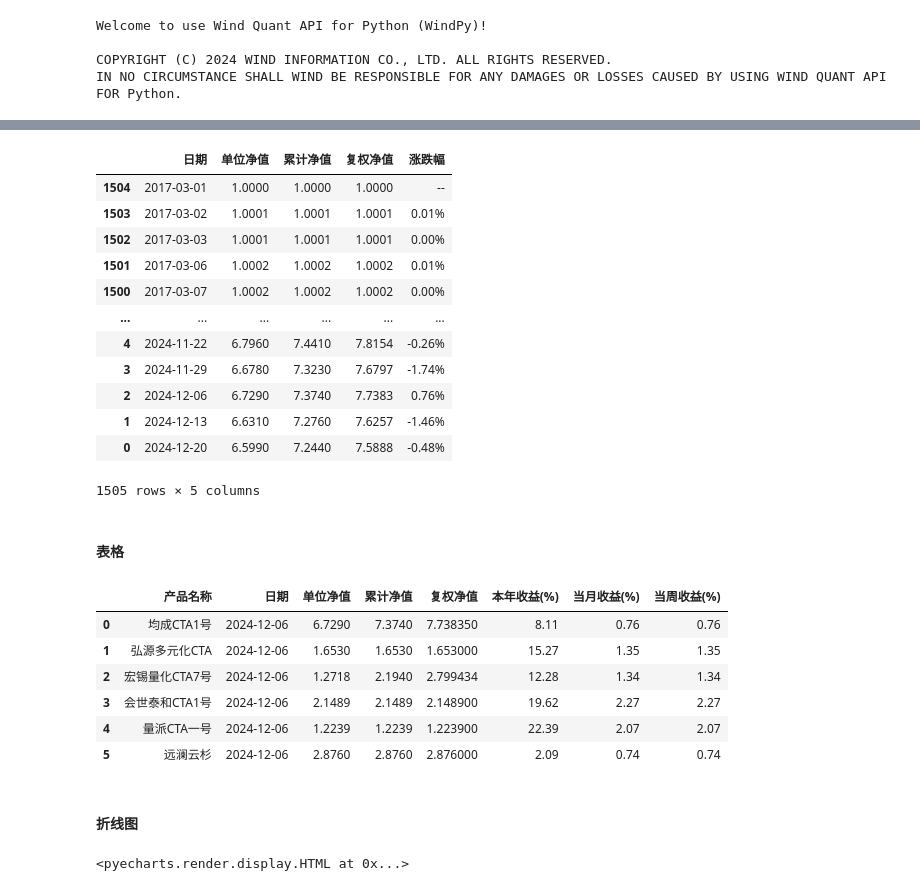
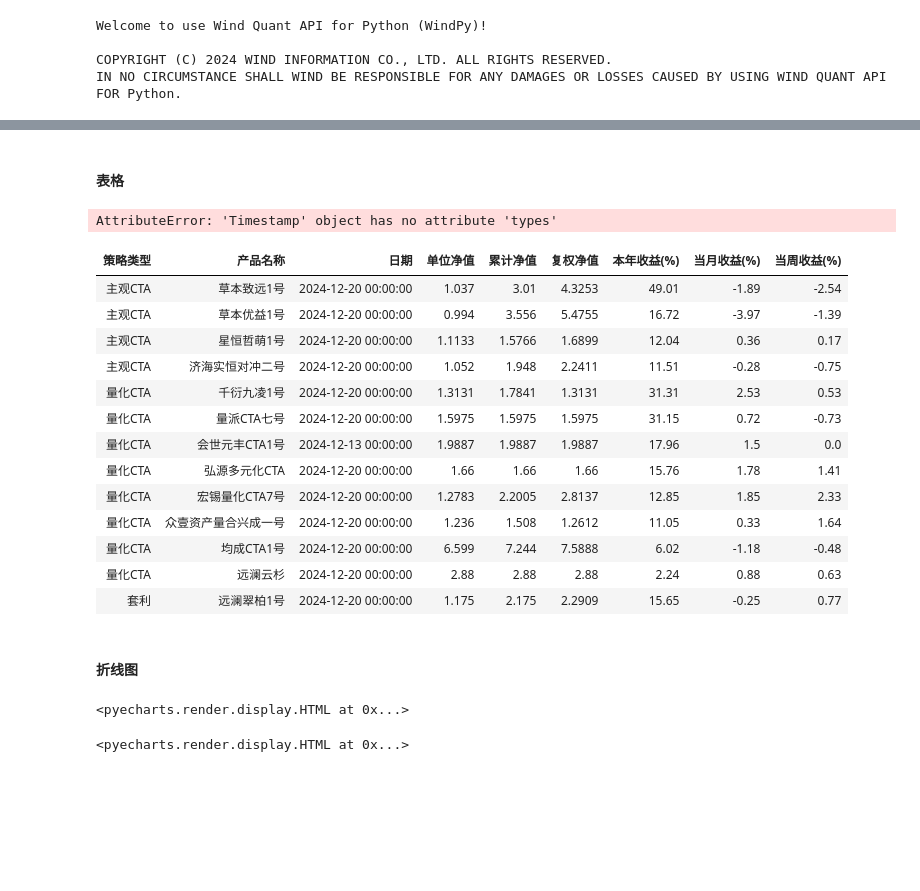
Before and after one commit to Slow-birds/Private_nav_research, a Jupyter notebook: multiple_nav_analysis.ipynb, the cells around one changed output, grey strips where cells are left out. Saved outputs shown, nothing was run; the diff lists cells and outputs as text; code cells hidden in the pictures; blank space fills up the shorter version.

```diff
--- a/multiple_nav_analysis.ipynb
+++ b/multiple_nav_analysis.ipynb
@@ -22,9 +26,9 @@ IN NO CIRCUMSTANCE SHALL WIND BE RESPONSIBLE FOR ANY DAMAGES OR LOSSES CAUSED BY
 # %%
 # 策略名称
-strategy = "量化CTA"
+strategy = "主观CTA"
 # 辅助日期
 year_begin_date = "2023-12-29"
 month_begin_date = "2024-11-29"
-week_begin_date = "2024-11-29"
+week_begin_date = "2024-12-13"
 # %%
 basic_info = load_data("产品目录.xlsx")
@@ -45,29 +51,10 @@ strategy_info
-# %%
-nav_df = load_data("data\均成CTA1号净值20241224.xlsx")
-# %%
-nav_df = nav_df.sort_values(by="日期", ascending=True)
-# %%
-nav_df
-# %% [output]
-|  | 日期 | 单位净值 | 累计净值 | 复权净值 | 涨跌幅 |
-| 1504 | 2017-03-01 | 1.0000 | 1.0000 | 1.0000 | -- |
-| 1503 | 2017-03-02 | 1.0001 | 1.0001 | 1.0001 | 0.01% |
-| 1502 | 2017-03-03 | 1.0001 | 1.0001 | 1.0001 | 0.00% |
-| 1501 | 2017-03-06 | 1.0002 | 1.0002 | 1.0002 | 0.01% |
-| 1500 | 2017-03-07 | 1.0002 | 1.0002 | 1.0002 | 0.00% |
-| ... | ... | ... | ... | ... | ... |
-| 4 | 2024-11-22 | 6.7960 | 7.4410 | 7.8154 | -0.26% |
-| 3 | 2024-11-29 | 6.6780 | 7.3230 | 7.6797 | -1.74% |
-| 2 | 2024-12-06 | 6.7290 | 7.3740 | 7.7383 | 0.76% |
-| 1 | 2024-12-13 | 6.6310 | 7.2760 | 7.6257 | -1.46% |
-| 0 | 2024-12-20 | 6.5990 | 7.2440 | 7.5888 | -0.48% |
-1505 rows × 5 columns
 # %% [markdown]
 #### 表格
 # %%
 nav_dfs = None
 nav_table = pd.DataFrame(
     columns=[
+        "策略类型",
         "产品名称",
         "日期",
         "单位净值",
@@ -78,13 +65,11 @@ nav_table = pd.DataFrame(
         "当周收益(%)",
     ]
 )
-for fund in strategy_info["fund_name"]:
+for fund in basic_info["fund_name"]:
     # 导入净值数据
-    nav_df_path = os.path.join(
-        r"data", f"{fund}_{"净值20241224"}.xlsx"
-    )
+    files_list_series = pd.Series([i.stem for i in Path("./data").glob("*.xlsx")])
+    nav_df_path = os.path.join("data",files_list_series[files_list_series.str.contains(fund)].item()+".xlsx")
     nav_df = load_data(nav_df_path)
-    nav_df = nav_df.sort_values(by="日期", ascending=True)
     nav_df = get_standardized_data(nav_df)
     nav_df.rename(
         columns={
@@ -102,6 +87,7 @@ for fund in strategy_info["fund_name"]:
     nav_head = nav_df.head(1)
     nav_tail = nav_df.tail(1)
     nav_tail["产品名称"] = fund
+    nav_tail["策略类型"] = basic_info[basic_info["fund_name"] == fund]["strategy"].item()
     if not year_begin_nav.empty:
         year_begin_value = year_begin_nav["复权净值"].iloc[0]
         nav_tail["本年收益(%)"] = round(
@@ -121,16 +107,34 @@ for fund in strategy_info["fund_name"]:
     )
     # 添加至表格
     nav_table = pd.concat([nav_table, nav_tail], ignore_index=True)
+    custom_order = ["主观CTA", '量化CTA', "套利"]
+    nav_table['策略类型'] = pd.Categorical(nav_table['策略类型'], categories=custom_order, ordered=True)
+    nav_table.sort_values(by=['策略类型', '本年收益(%)'], inplace=True, ascending=[True, False], ignore_index=True)
 # %%
-nav_table
+nav_table["日期"][0].
 # %% [output]
-|  | 产品名称 | 日期 | 单位净值 | 累计净值 | 复权净值 | 本年收益(%) | 当月收益(%) | 当周收益(%) |
-| 0 | 均成CTA1号 | 2024-12-06 | 6.7290 | 7.3740 | 7.738350 | 8.11 | 0.76 | 0.76 |
-| 1 | 弘源多元化CTA | 2024-12-06 | 1.6530 | 1.6530 | 1.653000 | 15.27 | 1.35 | 1.35 |
-| 2 | 宏锡量化CTA7号 | 2024-12-06 | 1.2718 | 2.1940 | 2.799434 | 12.28 | 1.34 | 1.34 |
-| 3 | 会世泰和CTA1号 | 2024-12-06 | 2.1489 | 2.1489 | 2.148900 | 19.62 | 2.27 | 2.27 |
-| 4 | 量派CTA一号 | 2024-12-06 | 1.2239 | 1.2239 | 1.223900 | 22.39 | 2.07 | 2.07 |
-| 5 | 远澜云杉 | 2024-12-06 | 2.8760 | 2.8760 | 2.876000 | 2.09 | 0.74 | 0.74 |
+AttributeError: 'Timestamp' object has no attribute 'types'
+# %%
+table_index = Table()
+headers = list(nav_table.columns)
+rows = nav_table.values
+table_index.add(headers, rows)
+table_index.render_notebook()
+# %% [output]
+| 策略类型 | 产品名称 | 日期 | 单位净值 | 累计净值 | 复权净值 | 本年收益(%) | 当月收益(%) | 当周收益(%) |
+| 主观CTA | 草本致远1号 | 2024-12-20 00:00:00 | 1.037 | 3.01 | 4.3253 | 49.01 | -1.89 | -2.54 |
+| 主观CTA | 草本优益1号 | 2024-12-20 00:00:00 | 0.994 | 3.556 | 5.4755 | 16.72 | -3.97 | -1.39 |
+| 主观CTA | 星恒哲萌1号 | 2024-12-20 00:00:00 | 1.1133 | 1.5766 | 1.6899 | 12.04 | 0.36 | 0.17 |
+| 主观CTA | 济海实恒对冲二号 | 2024-12-20 00:00:00 | 1.052 | 1.948 | 2.2411 | 11.51 | -0.28 | -0.75 |
+| 量化CTA | 千衍九凌1号 | 2024-12-20 00:00:00 | 1.3131 | 1.7841 | 1.3131 | 31.31 | 2.53 | 0.53 |
+| 量化CTA | 量派CTA七号 | 2024-12-20 00:00:00 | 1.5975 | 1.5975 | 1.5975 | 31.15 | 0.72 | -0.73 |
+| 量化CTA | 会世元丰CTA1号 | 2024-12-13 00:00:00 | 1.9887 | 1.9887 | 1.9887 | 17.96 | 1.5 | 0.0 |
+| 量化CTA | 弘源多元化CTA | 2024-12-20 00:00:00 | 1.66 | 1.66 | 1.66 | 15.76 | 1.78 | 1.41 |
+| 量化CTA | 宏锡量化CTA7号 | 2024-12-20 00:00:00 | 1.2783 | 2.2005 | 2.8137 | 12.85 | 1.85 | 2.33 |
+| 量化CTA | 众壹资产量合兴成一号 | 2024-12-20 00:00:00 | 1.236 | 1.508 | 1.2612 | 11.05 | 0.33 | 1.64 |
+| 量化CTA | 均成CTA1号 | 2024-12-20 00:00:00 | 6.599 | 7.244 | 7.5888 | 6.02 | -1.18 | -0.48 |
+| 量化CTA | 远澜云杉 | 2024-12-20 00:00:00 | 2.88 | 2.88 | 2.88 | 2.24 | 0.88 | 0.63 |
+| 套利 | 远澜翠柏1号 | 2024-12-20 00:00:00 | 1.175 | 2.175 | 2.2909 | 15.65 | -0.25 | 0.77 |
 # %% [markdown]
 #### 折线图
 # %%
@@ -150,4 +162,8 @@ for fund in strategy_info["fund_name"]:
-# %%
-get_line(nav_dfs, {strategy_info.loc[0,"strategy"]}).render_notebook()
-# %% [output]
-<pyecharts.render.display.HTML at 0x...>
+# %%
+get_line(get_data("主观CTA"), "主观CTA").render_notebook()
+# %% [output]
+<pyecharts.render.display.HTML at 0x...>
+# %%
+get_line(get_data("量化CTA"), "量化CTA").render_notebook()
+# %% [output]
+<pyecharts.render.display.HTML at 0x...>
```
Also changed, not shown: parts of 5 cells of this notebook, 2 other files.
